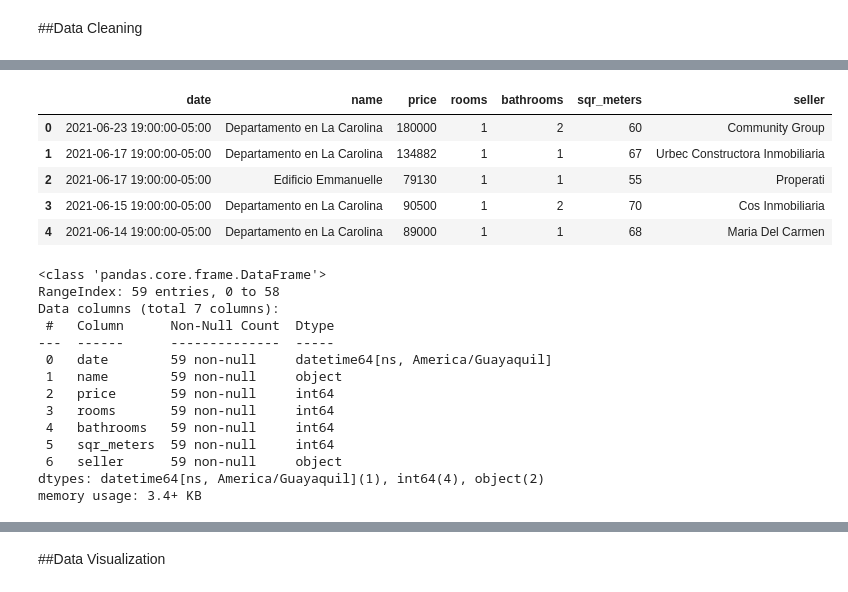
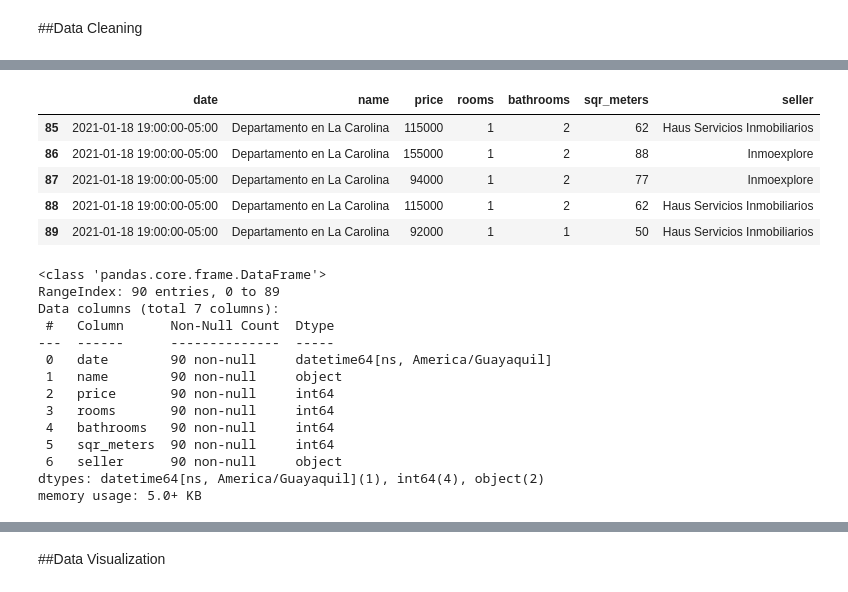
Before and after one commit to gabrielborja/python_data_analysis, a Jupyter notebook: real_state_analytics.ipynb, the cells around one changed output, grey strips where cells are left out. Cells and saved outputs as stored; diff of their text form; code cells hidden in the pictures.

Commit message:
Crawl la carolina apartments w28

```diff
--- a/real_state_analytics.ipynb
+++ b/real_state_analytics.ipynb
@@ -107,7 +113,7 @@ Saving 2021_06_30_la_carolina.xlsx to 2021_06_30_la_carolina (1).xlsx
 # %%
 #Storing dataset in a Pandas Dataframe
 import io
-df1_dep = pd.read_excel(io.BytesIO(uploaded1['2021_06_30_la_carolina.xlsx']), parse_dates=True)
+df1_dep = pd.read_excel(io.BytesIO(uploaded1['2021_07_17_la_carolina.xlsx']), parse_dates=True)
 # %%
 #Checking the dataframe information
 df1_dep.info()
@@ -150,32 +156,32 @@ df1_dep['sqr_meters'] = df1_dep['sqr_meters'].astype(int)
 df1_dep['seller'] = df1_dep['seller'].str.title()
 # %%
 #Checking the dataframe head
-df1_dep.head()
+df1_dep.tail()
 # %% [output]
 |  | date | name | price | rooms | bathrooms | sqr_meters | seller |
-| 0 | 2021-06-23 19:00:00-05:00 | Departamento en La Carolina | 180000 | 1 | 2 | 60 | Community Group |
-| 1 | 2021-06-17 19:00:00-05:00 | Departamento en La Carolina | 134882 | 1 | 1 | 67 | Urbec Constructora Inmobiliaria |
-| 2 | 2021-06-17 19:00:00-05:00 | Edificio Emmanuelle | 79130 | 1 | 1 | 55 | Properati |
-| 3 | 2021-06-15 19:00:00-05:00 | Departamento en La Carolina | 90500 | 1 | 2 | 70 | Cos Inmobiliaria |
-| 4 | 2021-06-14 19:00:00-05:00 | Departamento en La Carolina | 89000 | 1 | 1 | 68 | Maria Del Carmen |
+| 85 | 2021-01-18 19:00:00-05:00 | Departamento en La Carolina | 115000 | 1 | 2 | 62 | Haus Servicios Inmobiliarios |
+| 86 | 2021-01-18 19:00:00-05:00 | Departamento en La Carolina | 155000 | 1 | 2 | 88 | Inmoexplore |
+| 87 | 2021-01-18 19:00:00-05:00 | Departamento en La Carolina | 94000 | 1 | 2 | 77 | Inmoexplore |
+| 88 | 2021-01-18 19:00:00-05:00 | Departamento en La Carolina | 115000 | 1 | 2 | 62 | Haus Servicios Inmobiliarios |
+| 89 | 2021-01-18 19:00:00-05:00 | Departamento en La Carolina | 92000 | 1 | 1 | 50 | Haus Servicios Inmobiliarios |
 # %%
 #Checking the dataframe info
 df1_dep.info()
 # %% [output]
 <class 'pandas.core.frame.DataFrame'>
-RangeIndex: 59 entries, 0 to 58
+RangeIndex: 90 entries, 0 to 89
 Data columns (total 7 columns):
  #   Column      Non-Null Count  Dtype
 ---  ------      --------------  -----
- 0   date        59 non-null     datetime64[ns, America/Guayaquil]
- 1   name        59 non-null     object
- 2   price       59 non-null     int64
- 3   rooms       59 non-null     int64
- 4   bathrooms   59 non-null     int64
- 5   sqr_meters  59 non-null     int64
- 6   seller      59 non-null     object
+ 0   date        90 non-null     datetime64[ns, America/Guayaquil]
+ 1   name        90 non-null     object
+ 2   price       90 non-null     int64
+ 3   rooms       90 non-null     int64
+ 4   bathrooms   90 non-null     int64
+ 5   sqr_meters  90 non-null     int64
+ 6   seller      90 non-null     object
 dtypes: datetime64[ns, America/Guayaquil](1), int64(4), object(2)
-memory usage: 3.4+ KB
+memory usage: 5.0+ KB
 # %%
 #Exporting to excel into local disk
 from google.colab import files
```
Also changed, not shown: parts of 10 cells of this notebook.
